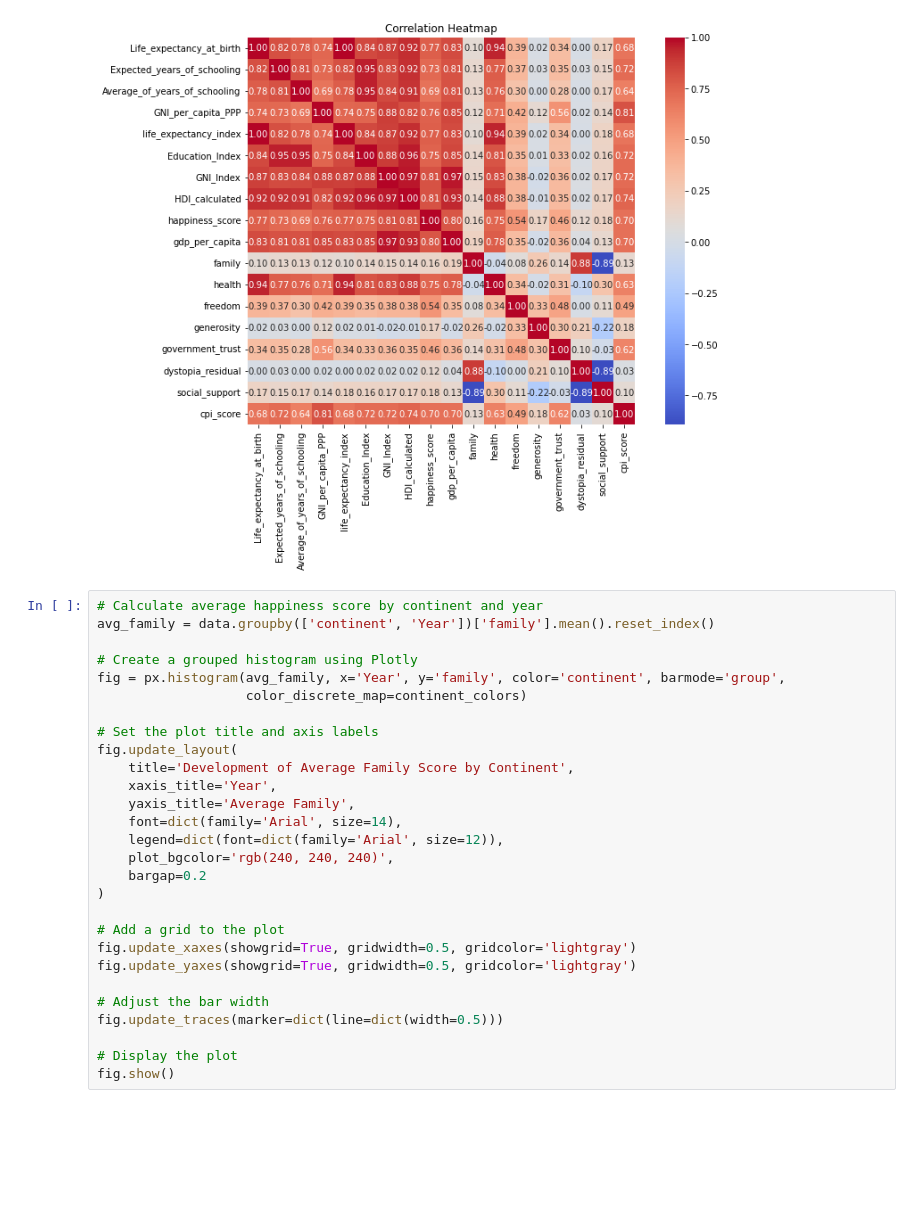
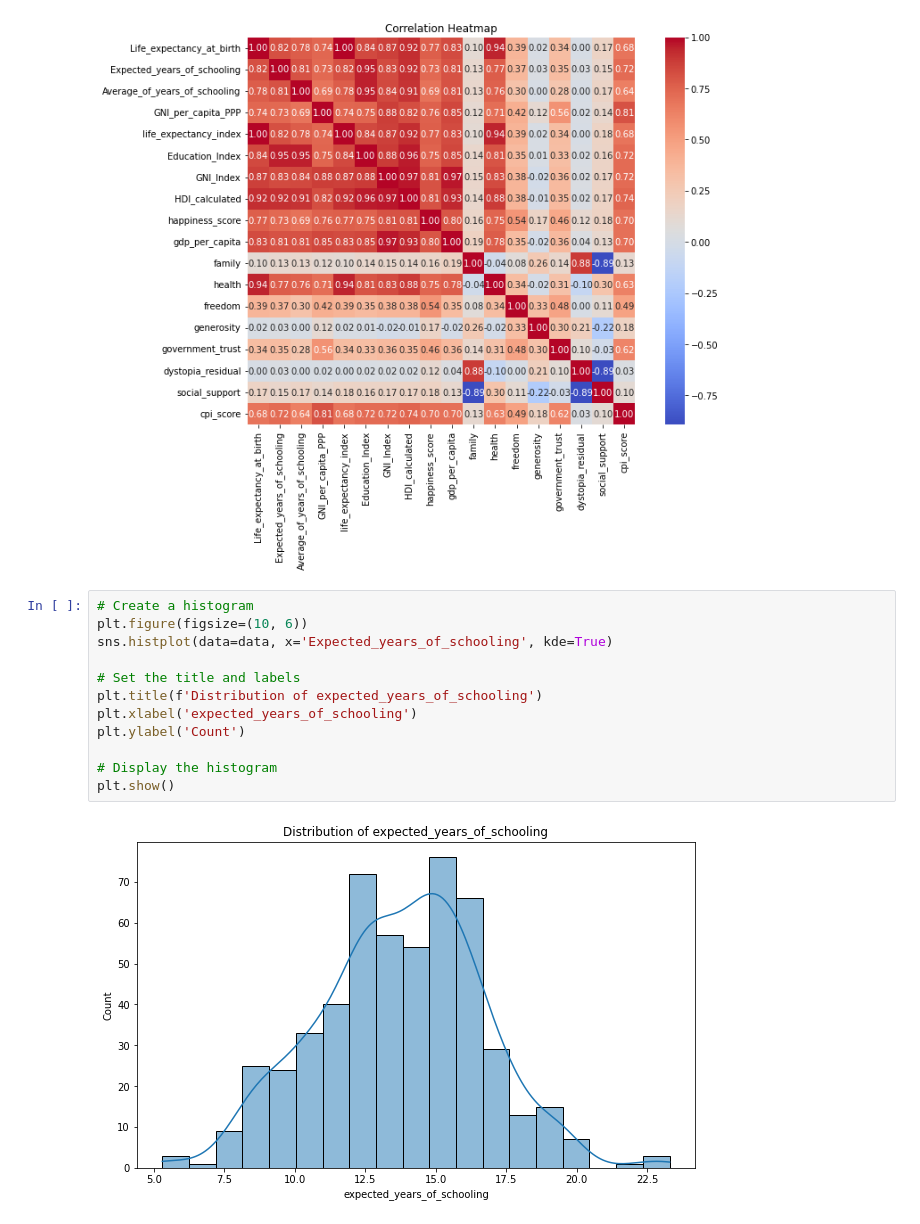
Before and after one commit to MarkBroerse1/infovis, a Jupyter notebook: docs/Mark_code.ipynb, the cells around one changed output. Cells and saved outputs as stored; diff of their text form; blank space fills up the shorter version.

```diff
--- a/docs/Mark_code.ipynb
+++ b/docs/Mark_code.ipynb
@@ -102,31 +102,17 @@ plt.title('Correlation Heatmap')
 plt.show()
 # %% [output]
 [figure]
-# %%
-# Calculate average happiness score by continent and year
-avg_family = data.groupby(['continent', 'Year'])['family'].mean().reset_index()
-
-# Create a grouped histogram using Plotly
-fig = px.histogram(avg_family, x='Year', y='family', color='continent', barmode='group',
-                   color_discrete_map=continent_colors)
-
-# Set the plot title and axis labels
-fig.update_layout(
-    title='Development of Average Family Score by Continent',
-    xaxis_title='Year',
-    yaxis_title='Average Family',
-    font=dict(family='Arial', size=14),
-    legend=dict(font=dict(family='Arial', size=12)),
-    plot_bgcolor='rgb(240, 240, 240)',
-    bargap=0.2
-)
-
-# Add a grid to the plot
-fig.update_xaxes(showgrid=True, gridwidth=0.5, gridcolor='lightgray')
-fig.update_yaxes(showgrid=True, gridwidth=0.5, gridcolor='lightgray')
-
-# Adjust the bar width
-fig.update_traces(marker=dict(line=dict(width=0.5)))
-
-# Display the plot
-fig.show()
+# %%
+# Create a histogram
+plt.figure(figsize=(10, 6))
+sns.histplot(data=data, x='Expected_years_of_schooling', kde=True)
+
+# Set the title and labels
+plt.title(f'Distribution of expected_years_of_schooling')
+plt.xlabel('expected_years_of_schooling')
+plt.ylabel('Count')
+
+# Display the histogram
+plt.show()
+# %% [output]
+[figure, added]
```
Also changed, not shown: parts of 1 cell of this notebook.
